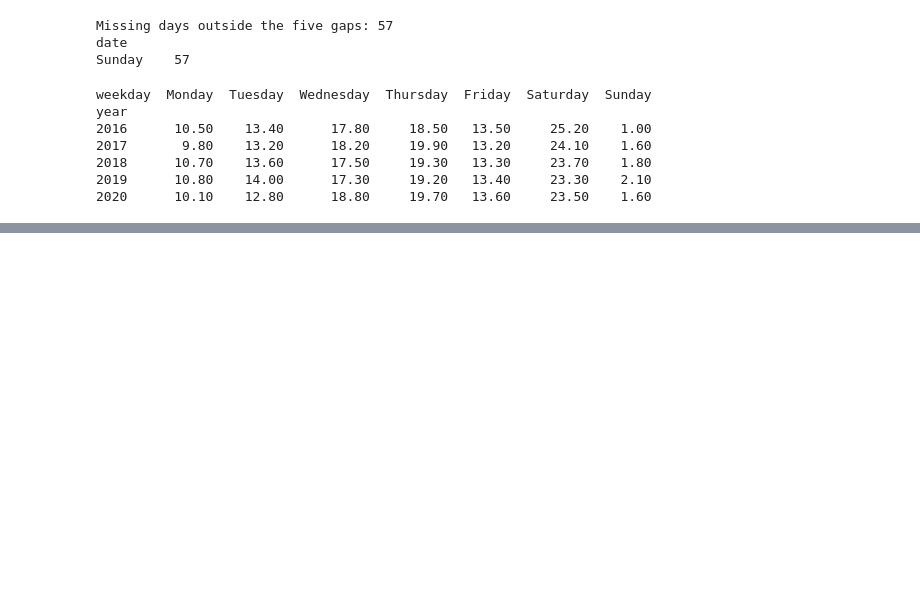
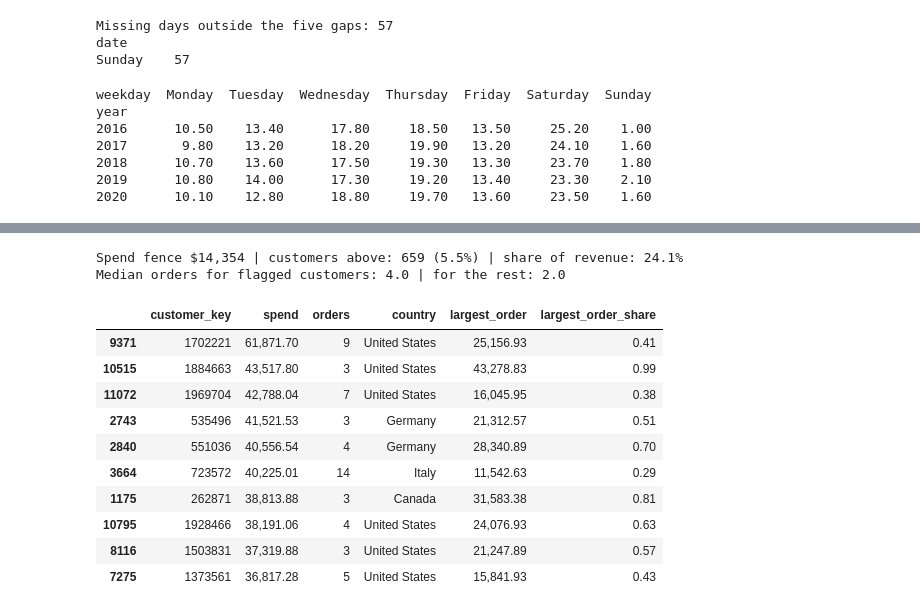
Before and after one commit to Mohsintahseen/sales-intelligence-system, a Jupyter notebook: notebooks/01_eda_overview.ipynb, the cells around one changed output, grey strips where cells are left out. Drawn from its saved outputs; the diff is of its cells as text; code cells hidden in the pictures; blank space fills up the shorter version.

```diff
--- a/notebooks/01_eda_overview.ipynb
+++ b/notebooks/01_eda_overview.ipynb
@@ -577,0 +645,32 @@ year
+# %%
+cust = (df.groupby("customer_key")
+          .agg(spend=("revenue_usd", "sum"), orders=("order_number", "nunique"),
+               country=("customer_country", "first"))
+          .reset_index())
+big_order = orders.merge(df[["order_number", "customer_key"]].drop_duplicates(), on="order_number")
+cust = cust.merge(big_order.groupby("customer_key")["value"].max().rename("largest_order"), on="customer_key")
+cust["largest_order_share"] = cust["largest_order"] / cust["spend"]
+
+assert len(cust) == 11887
+q1, q3 = cust["spend"].quantile([0.25, 0.75])
+fence = q3 + 1.5 * (q3 - q1)
+flag = cust["spend"] > fence
+print(f"Spend fence ${fence:,.0f} | customers above: {flag.sum()} ({100*flag.mean():.1f}%) "
+      f"| share of revenue: {100*cust.loc[flag,'spend'].sum()/cust['spend'].sum():.1f}%")
+print("Median orders for flagged customers:", cust.loc[flag, "orders"].median(),
+      "| for the rest:", cust.loc[~flag, "orders"].median())
+cust.nlargest(10, "spend").round(2)
+# %% [output]
+Spend fence $14,354 | customers above: 659 (5.5%) | share of revenue: 24.1%
+Median orders for flagged customers: 4.0 | for the rest: 2.0
+|  | customer_key | spend | orders | country | largest_order | largest_order_share |
+| 9371 | 1702221 | 61,871.70 | 9 | United States | 25,156.93 | 0.41 |
+| 10515 | 1884663 | 43,517.80 | 3 | United States | 43,278.83 | 0.99 |
+| 11072 | 1969704 | 42,788.04 | 7 | United States | 16,045.95 | 0.38 |
+| 2743 | 535496 | 41,521.53 | 3 | Germany | 21,312.57 | 0.51 |
+| 2840 | 551036 | 40,556.54 | 4 | Germany | 28,340.89 | 0.70 |
+| 3664 | 723572 | 40,225.01 | 14 | Italy | 11,542.63 | 0.29 |
+| 1175 | 262871 | 38,813.88 | 3 | Canada | 31,583.38 | 0.81 |
+| 10795 | 1928466 | 38,191.06 | 4 | United States | 24,076.93 | 0.63 |
+| 8116 | 1503831 | 37,319.88 | 3 | United States | 21,247.89 | 0.57 |
+| 7275 | 1373561 | 36,817.28 | 5 | United States | 15,841.93 | 0.43 |
```
Also changed, not shown: parts of 4 cells of this notebook, 1 other file.
